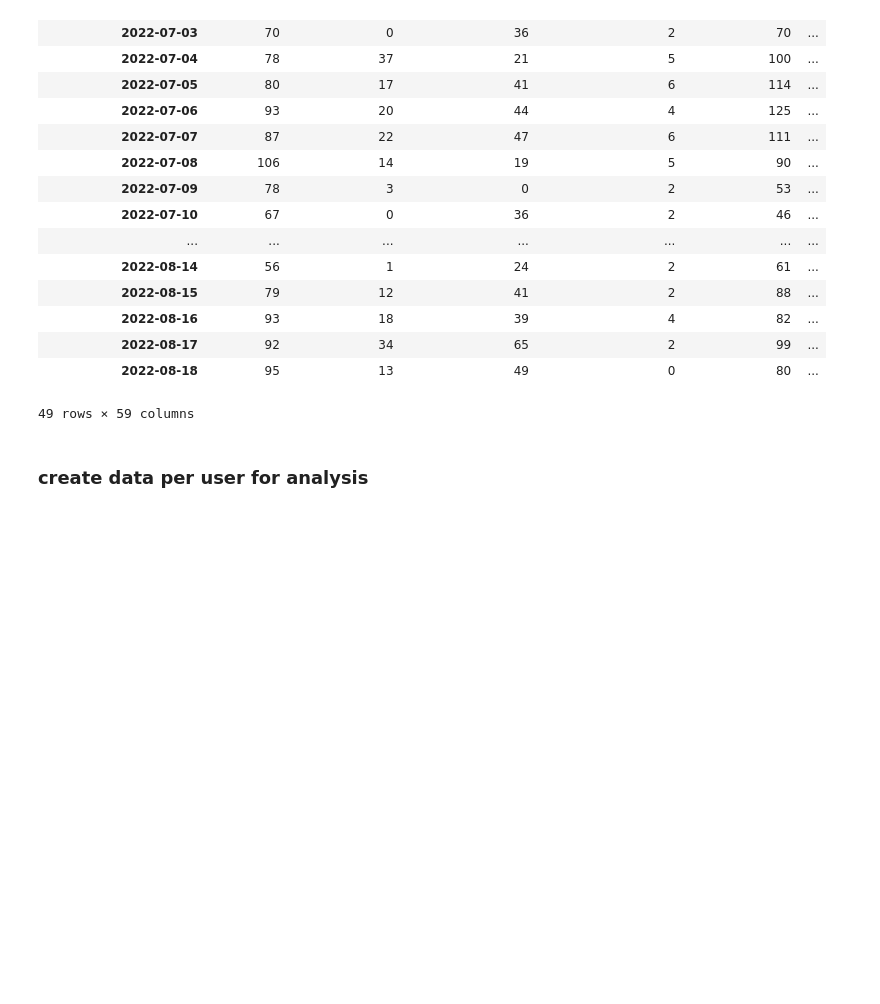
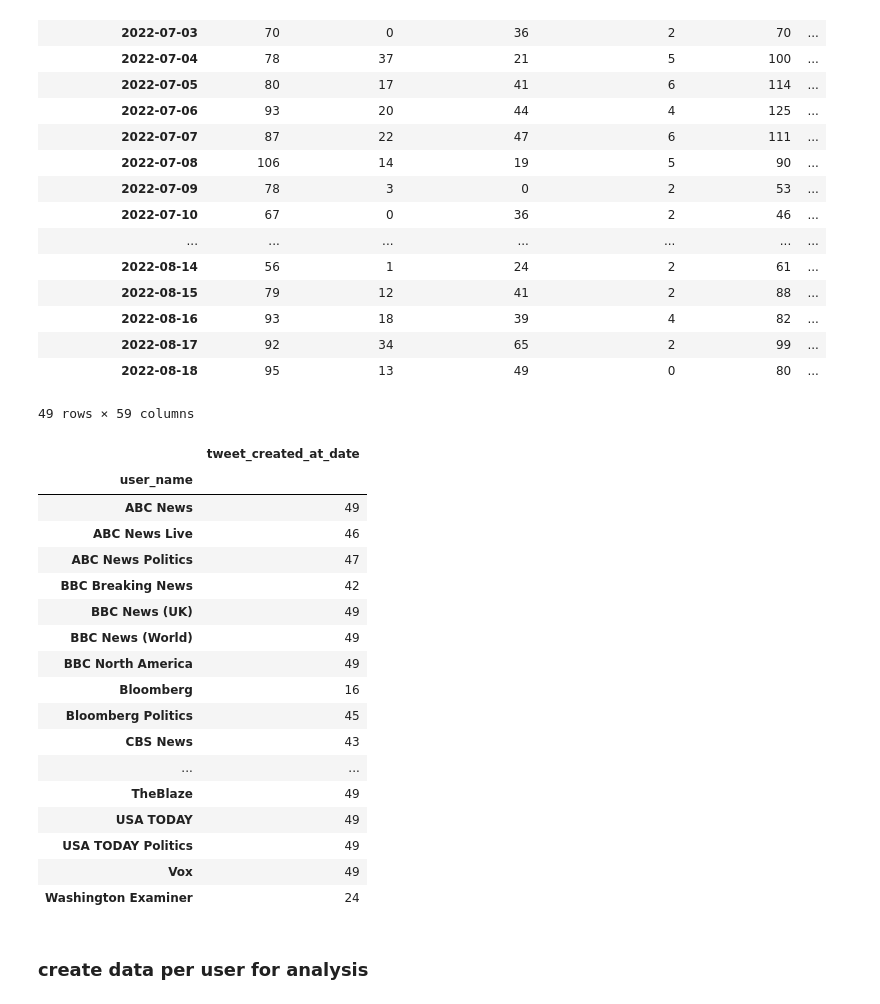
Before and after one commit to katherineskc/data_science_tweets_neutrality, a Jupyter notebook: preliminary_analysis.ipynb, the cells around one changed output. Cells and saved outputs as stored; diff of their text form; code cells hidden in the pictures; blank space fills up the shorter version.

```diff
--- a/preliminary_analysis.ipynb
+++ b/preliminary_analysis.ipynb
@@ -216,6 +216,29 @@ combined_news_media_tweets_per_day_piv
 | 2022-08-17 | 92 | 34 | 65 | 2 | 99 | ... |
 | 2022-08-18 | 95 | 13 | 49 | 0 | 80 | ... |
 49 rows × 59 columns
+# %%
+combined_news_media_tweets_per_day_piv_2 = combined_data.pivot_table(index=['user_name'],
+values='tweet_created_at_date', aggfunc='nunique', fill_value=0)
+combined_news_media_tweets_per_day_piv_2
+# %% [output]
+|  | tweet_created_at_date |
+| user_name |  |
+| ABC News | 49 |
+| ABC News Live | 46 |
+| ABC News Politics | 47 |
+| BBC Breaking News | 42 |
+| BBC News (UK) | 49 |
+| BBC News (World) | 49 |
+| BBC North America | 49 |
+| Bloomberg | 16 |
+| Bloomberg Politics | 45 |
+| CBS News | 43 |
+| ... | ... |
+| TheBlaze | 49 |
+| USA TODAY | 49 |
+| USA TODAY Politics | 49 |
+| Vox | 49 |
+| Washington Examiner | 24 |
 # %% [markdown]
 ### create data per user for analysis
 # %%
```
Also changed, not shown: parts of 5 cells of this notebook.
